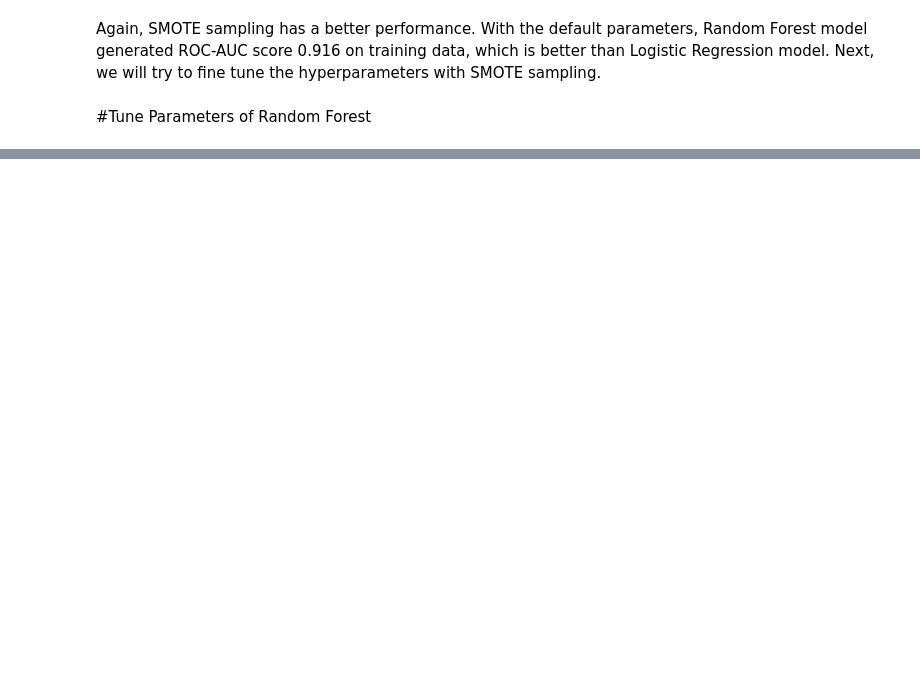
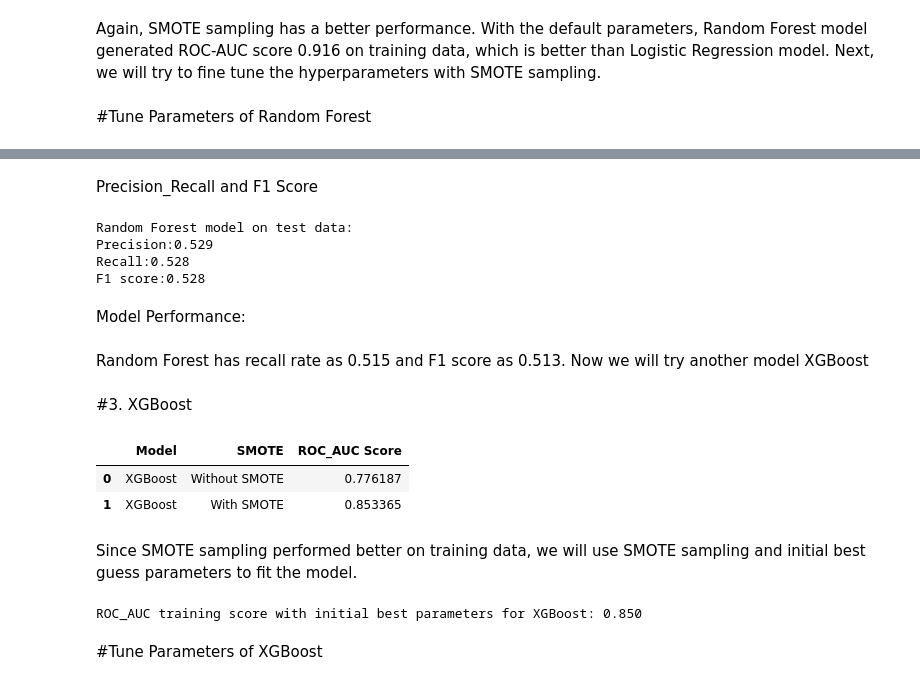
Before and after one commit to rohitrv8922/credit_card_fraud, a Jupyter notebook: RoCredit_Card_Default_Prediction_Capstone_Project.ipynb, the cells around one changed output, grey strips where cells are left out. Drawn from its saved outputs; the diff is of its cells as text; code cells hidden in the pictures; blank space fills up the shorter version.

```diff
--- a/RoCredit_Card_Default_Prediction_Capstone_Project.ipynb
+++ b/RoCredit_Card_Default_Prediction_Capstone_Project.ipynb
@@ -1171,0 +1196,50 @@ Fitting 3 folds for each of 81 candidates, totalling 243 fits
+# %% [markdown]
+Precision_Recall and F1 Score
+# %%
+# Compute precision, recall and F1 score of Random Forest model on test data
+
+print('Random Forest model on test data:')
+get_pre_rec_f1(rf_best, X_test, y_test)
+# %% [output]
+Random Forest model on test data:
+Precision:0.529
+Recall:0.528
+F1 score:0.528
+# %% [markdown]
+Model Performance:
+# %% [markdown]
+Random Forest has recall rate as 0.515 and F1 score as 0.513. Now we will try another model XGBoost
+# %% [markdown]
+#3. XGBoost
+# %%
+def run_xgboost(imbalance=False):
+    # Split data
+    X_train, X_test, y_train, y_test = data_split(X, y, imbalance = imbalance)
+
+    # Instantiate model with default parameters
+    clf_xgb = XGBClassifier()
+
+    # Fit the model
+    clf_xgb.fit(X_train, y_train)
+
+    # Use model's default parameters to get cross validation score
+    scores = cross_val_score(clf_xgb, X_train, y_train, scoring ="roc_auc", cv = 5)
+    roc_auc_xgb = np.mean(scores)
+
+    if imbalance:
+        return "XGBoost", "With SMOTE", roc_auc_xgb
+    else:
+        return "XGBoost", "Without SMOTE", roc_auc_xgb
+
+
+model_result = []
+model_result.append(run_xgboost())
+model_result.append(run_xgboost(imbalance=True))
+
+pd.DataFrame(model_result, columns = ["Model", "SMOTE", "ROC_AUC Score"])
+# %% [output]
+|  | Model | SMOTE | ROC_AUC Score |
+| 0 | XGBoost | Without SMOTE | 0.776187 |
+| 1 | XGBoost | With SMOTE | 0.853365 |
+# %% [markdown]
+Since SMOTE sampling performed better on training data, we will use SMOTE sampling and initial best guess parameters to fit the model.
@@ -1171,0 +1249,27 @@ Fitting 3 folds for each of 81 candidates, totalling 243 fits
+# %%
+ #Instantiate models with initial best guess parameters
+
+params = {
+    'gamma':0,
+    'learning_rate':0.01,
+    'max_depth':3,
+    'colsample_bytree':0.6,
+    'subsample':0.8,
+    'scale_pos_weight':3.5,
+    'n_estimators':1000,
+    'objective':'binary:logistic',
+    'reg_alpha':0.3
+}
+
+# Instantiate model
+clf_xgb = XGBClassifier(**params)
+
+# Use model's initial parameters to get cross validation score
+scores = cross_val_score(clf_xgb, X_train_sm, y_train_sm, scoring ="roc_auc", cv = 5)
+roc_auc_xgb = np.mean(scores)
+
+print(f'ROC_AUC training score with initial best parameters for XGBoost: {roc_auc_xgb:.3f}')
+# %% [output]
+ROC_AUC training score with initial best parameters for XGBoost: 0.850
+# %% [markdown]
+#Tune Parameters of XGBoost
```
Also changed, not shown: parts of 11 cells of this notebook.
